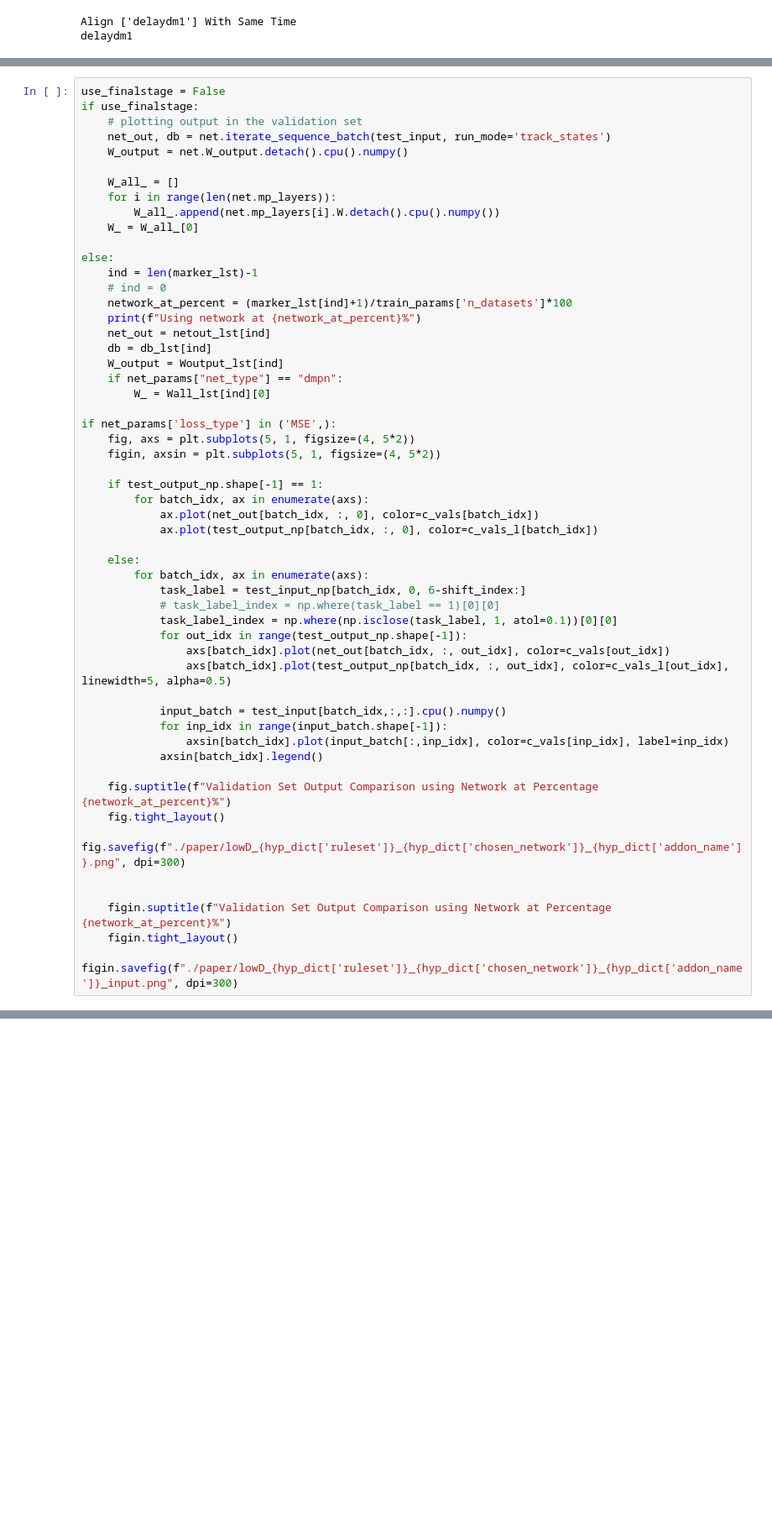
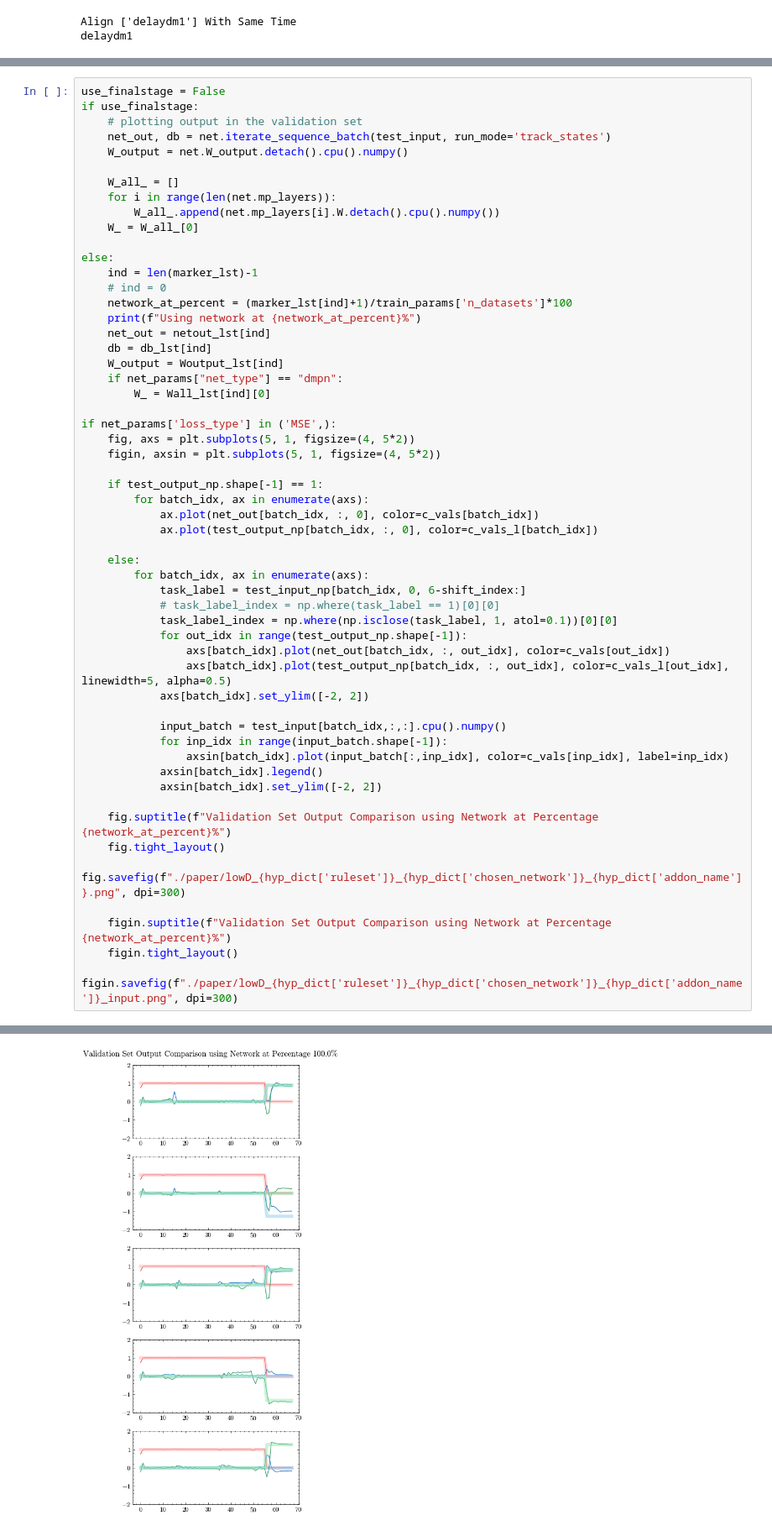
Before and after one commit to AllenInstitute/MultiTaskMPN, a Jupyter notebook: one_task.ipynb, the cells around one changed output, grey strips where cells are left out. Shown at 84% size. Saved outputs shown, nothing was run; the diff lists cells and outputs as text; blank space fills up the shorter version.

```diff
--- a/one_task.ipynb
+++ b/one_task.ipynb
@@ -416,17 +439,19 @@ if net_params['loss_type'] in ('MSE',):
             for out_idx in range(test_output_np.shape[-1]):
                 axs[batch_idx].plot(net_out[batch_idx, :, out_idx], color=c_vals[out_idx])
                 axs[batch_idx].plot(test_output_np[batch_idx, :, out_idx], color=c_vals_l[out_idx], linewidth=5, alpha=0.5)
+            axs[batch_idx].set_ylim([-2, 2])
 
             input_batch = test_input[batch_idx,:,:].cpu().numpy()
             for inp_idx in range(input_batch.shape[-1]):
                 axsin[batch_idx].plot(input_batch[:,inp_idx], color=c_vals[inp_idx], label=inp_idx)
             axsin[batch_idx].legend()
+            axsin[batch_idx].set_ylim([-2, 2])
 
     fig.suptitle(f"Validation Set Output Comparison using Network at Percentage {network_at_percent}%")
     fig.tight_layout()
     fig.savefig(f"./paper/lowD_{hyp_dict['ruleset']}_{hyp_dict['chosen_network']}_{hyp_dict['addon_name']}.png", dpi=300)
 
-
     figin.suptitle(f"Validation Set Output Comparison using Network at Percentage {network_at_percent}%")
     figin.tight_layout()
     figin.savefig(f"./paper/lowD_{hyp_dict['ruleset']}_{hyp_dict['chosen_network']}_{hyp_dict['addon_name']}_input.png", dpi=300)
+# %% [output]
@@ -432,0 +459 @@ if net_params['loss_type'] in ('MSE',):
+[figure, added]
```
Also changed, not shown: parts of 7 cells of this notebook, 4 other files.
